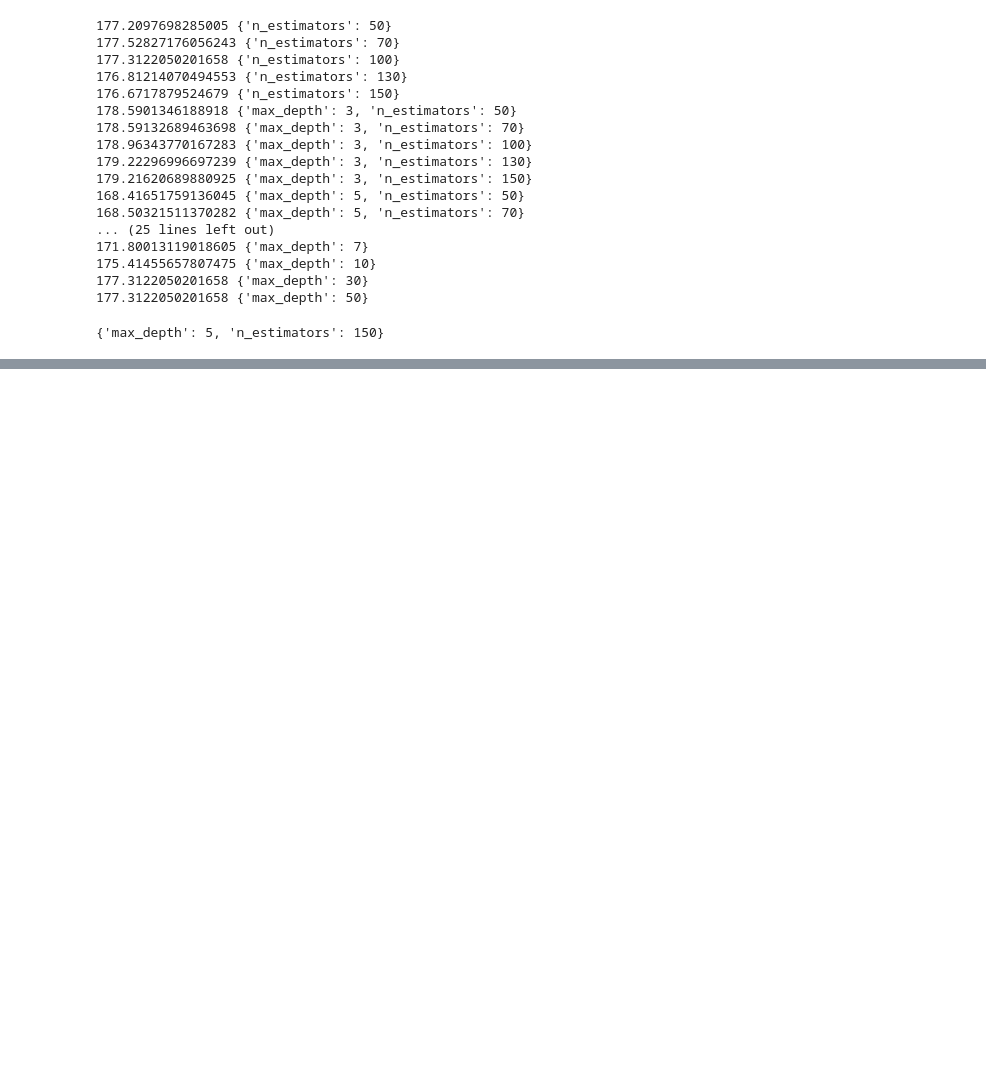
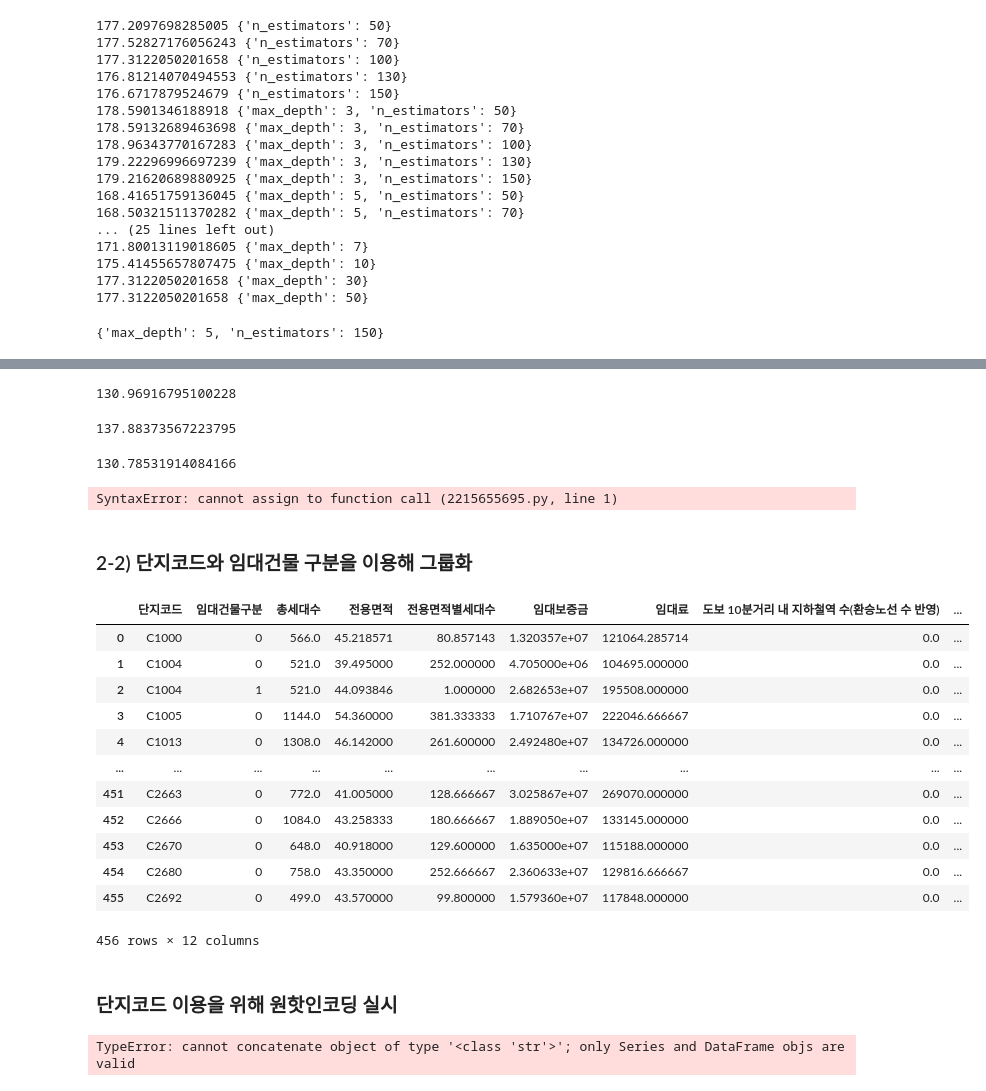
Before and after one commit to kkkkyoung/parking_project, a Jupyter notebook: 주차수요 예측.ipynb, the cells around one changed output, grey strips where cells are left out. Saved outputs shown, nothing was run; the diff lists cells and outputs as text; code cells hidden in the pictures; blank space fills up the shorter version.

```diff
--- a/주차수요 예측.ipynb
+++ b/주차수요 예측.ipynb
@@ -1134,0 +1203,43 @@ np.mean(-score)
+# %%
+#선형회귀
+lin_reg = LinearRegression()
+score = cross_val_score(lin_reg,x_train_group,y_train_group,cv=5,scoring='neg_mean_absolute_error')
+np.mean(-score)
+# %% [output]
+130.96916795100228
+# %%
+# 랜덤포레스트의 best_model
+score = cross_val_score(best_forest,x_train_group,y_train_group,cv=5,scoring='neg_mean_absolute_error')
+np.mean(-score)
+# %% [output]
+137.88373567223795
+# %%
+# 릿지의 best_model
+score = cross_val_score(best_ridge,x_train_group,y_train_group,cv=5,scoring='neg_mean_absolute_error')
+np.mean(-score)
+# %% [output]
+130.78531914084166
+# %%
+train.groupby(['단지코드','임대건물구분']).mean(),as_index=False
+# %% [output]
+SyntaxError: cannot assign to function call (2215655695.py, line 1)
+# %% [markdown]
+### 2-2) 단지코드와 임대건물 구분을 이용해 그룹화
+# %%
+# y값도 그룹화 하기 위해 x,y분리 전 데이터를 이용
+train_group2 = pd.DataFrame(train.groupby(['단지코드','임대건물구분'],as_index=False).mean())
+train_group2
+# %% [output]
+|  | 단지코드 | 임대건물구분 | 총세대수 | 전용면적 | 전용면적별세대수 | 임대보증금 | 임대료 | 도보 10분거리 내 지하철역 수(환승노선 수 반영) | ... |
+| 0 | C1000 | 0 | 566.0 | 45.218571 | 80.857143 | 1.320357e+07 | 121064.285714 | 0.0 | ... |
+| 1 | C1004 | 0 | 521.0 | 39.495000 | 252.000000 | 4.705000e+06 | 104695.000000 | 0.0 | ... |
+| 2 | C1004 | 1 | 521.0 | 44.093846 | 1.000000 | 2.682653e+07 | 195508.000000 | 0.0 | ... |
+| 3 | C1005 | 0 | 1144.0 | 54.360000 | 381.333333 | 1.710767e+07 | 222046.666667 | 0.0 | ... |
+| 4 | C1013 | 0 | 1308.0 | 46.142000 | 261.600000 | 2.492480e+07 | 134726.000000 | 0.0 | ... |
+| ... | ... | ... | ... | ... | ... | ... | ... | ... | ... |
+| 451 | C2663 | 0 | 772.0 | 41.005000 | 128.666667 | 3.025867e+07 | 269070.000000 | 0.0 | ... |
+| 452 | C2666 | 0 | 1084.0 | 43.258333 | 180.666667 | 1.889050e+07 | 133145.000000 | 0.0 | ... |
+| 453 | C2670 | 0 | 648.0 | 40.918000 | 129.600000 | 1.635000e+07 | 115188.000000 | 0.0 | ... |
+| 454 | C2680 | 0 | 758.0 | 43.350000 | 252.666667 | 2.360633e+07 | 129816.666667 | 0.0 | ... |
+| 455 | C2692 | 0 | 499.0 | 43.570000 | 99.800000 | 1.579360e+07 | 117848.000000 | 0.0 | ... |
+456 rows × 12 columns
@@ -1134,0 +1249,2 @@ np.mean(-score)
+# %% [markdown]
+### 단지코드 이용을 위해 원핫인코딩 실시
@@ -1134,0 +1254,4 @@ np.mean(-score)
+# %%
+pd.concat(['code_data','x_train_group2'])
+# %% [output]
+TypeError: cannot concatenate object of type '<class 'str'>'; only Series and DataFrame objs are valid
```
Also changed, not shown: parts of 58 cells of this notebook.
